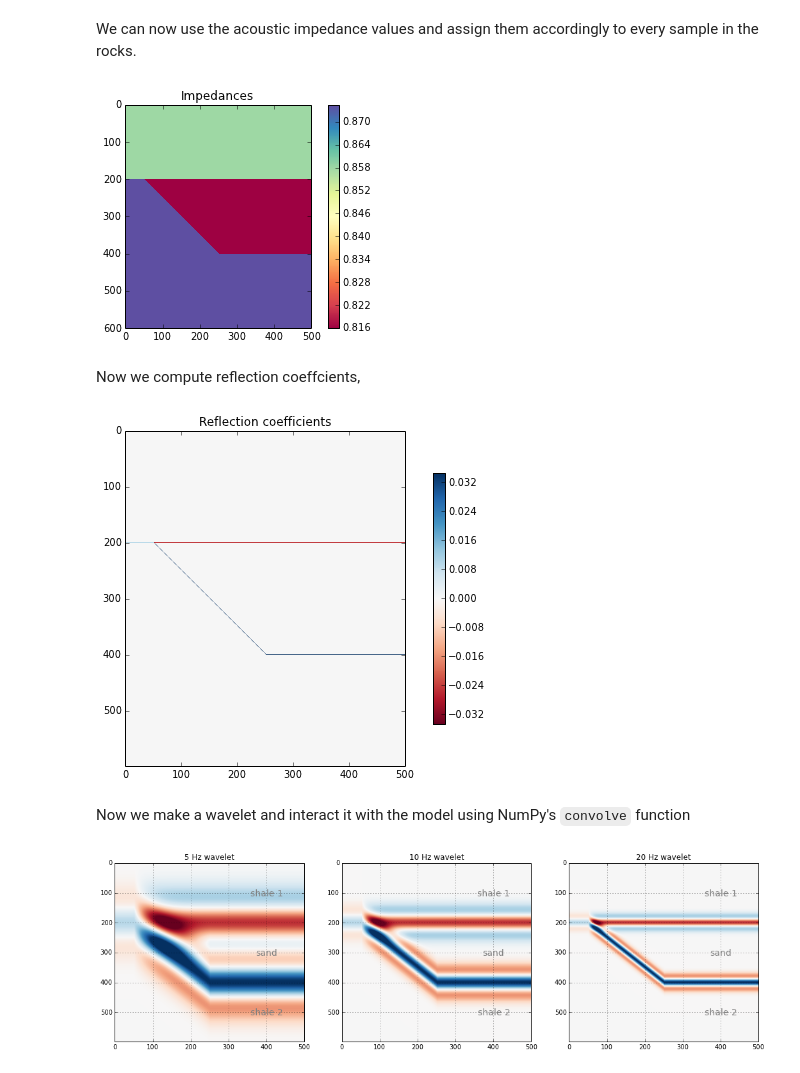
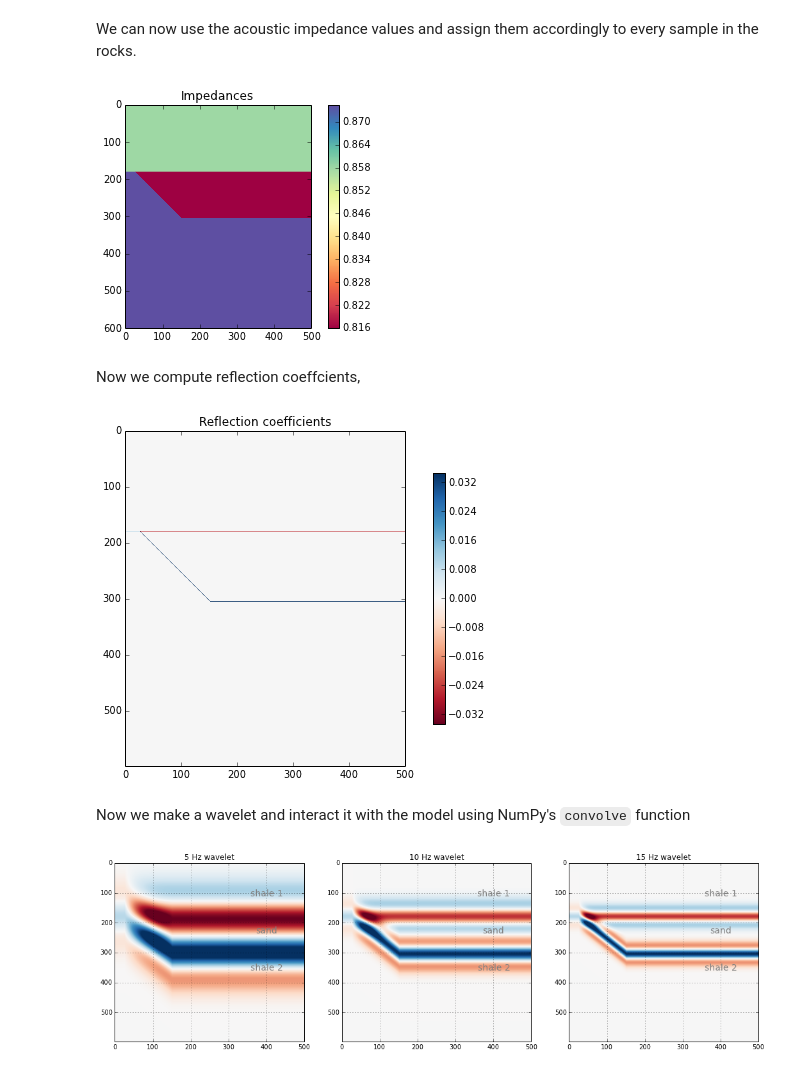
Before and after one commit to agilescientific/notebooks, a Jupyter notebook: To_make_a_wedge.ipynb, the cells around one changed output. Cells and saved outputs as stored; diff of their text form; code cells hidden in the pictures.

```diff
--- a/To_make_a_wedge.ipynb
+++ b/To_make_a_wedge.ipynb
@@ -38,9 +39,9 @@ def make_wedge(n_sampless, n_traces, layer_1_thickness, start_wedge, end_wedge):
 We can plot the layers that we have just created
 Note these are just indicies 1, 2, and 3
 # %%
-layer_1_thickness = 200
-start_wedge = 50 # trace location where wedge starts
-end_wedge = 250 # trace location where wedge ends
+layer_1_thickness = 180
+start_wedge = 25 # trace location where wedge starts
+end_wedge = 150 # trace location where wedge ends
 rock_grid = make_wedge(n_samples, n_traces, layer_1_thickness, start_wedge, end_wedge)
 # %%
 plt.imshow(rock_grid, cmap = 'copper_r')
@@ -70,7 +71,7 @@ plt.colorbar()
 plt.title('Impedances')
 plt.show()
 # %% [output]
-[figure, old version]
+[figure, new version]
 # %% [markdown]
 Now we compute reflection coeffcients,
 # %%
@@ -85,36 +86,42 @@ plt.colorbar(shrink=0.75)
 plt.title('Reflection coefficients')
 plt.show()
 # %% [output]
-[figure, old version]
+[figure, new version]
 # %% [markdown]
 Now we make a wavelet and interact it with the model using NumPy's <code>convolve</code> function
 # %%
 def make_synth(f):
-    synth = zeros((n_samples+len(t)-2, n_traces))
-    wavelet = ricker(512, 1e3/(4.*f))
+    nt=512
+    synth = np.zeros((n_samples+nt-2, n_traces))
+    wavelet = ricker(nt, 1e3/(4.*f))
     wavelet = wavelet / max(wavelet)   #normalize the wavelet
     for i in range(n_traces):
         synth[:,i] = np.convolve(rc[:,i], wavelet)
     synth = synth[ceil(len(wavelet))/2:-ceil(len(wavelet))/2, :]
     return synth
 # %%
-frequencies = np.array([5,10,20])
+frequencies = np.array([5,10,15])
 rock_names = ['shale 1','sand','shale 2' ]
 
 plt.figure(figsize = (18,5))
+slices = [];
 for i in np.arange(len(frequencies)):
     this_plot = make_synth(frequencies[i])
     plt.subplot(1, len(frequencies), i+1)
     plt.imshow(this_plot, cmap='RdBu', vmax=maxrc, vmin=-maxrc, aspect=1)
     plt.title( '%d Hz wavelet' % frequencies[i] )
     plt.grid()
     plt.axis('tight')
+    slices.append(this_plot)
+
 
     # Add some labels
     for i, names in enumerate(rock_names):
         plt.text(400, 100+((end_wedge-start_wedge)*i+1), names,
                  fontsize = 14, color='gray',
                  horizontalalignment='center',
                  verticalalignment='center')
+
+model_x, model_y = this_plot.shape[0],this_plot.shape[1]
 # %% [output]
-[figure, old version]
+[figure, new version]
```
Also changed, not shown: parts of 5 cells of this notebook, 3 other files.
